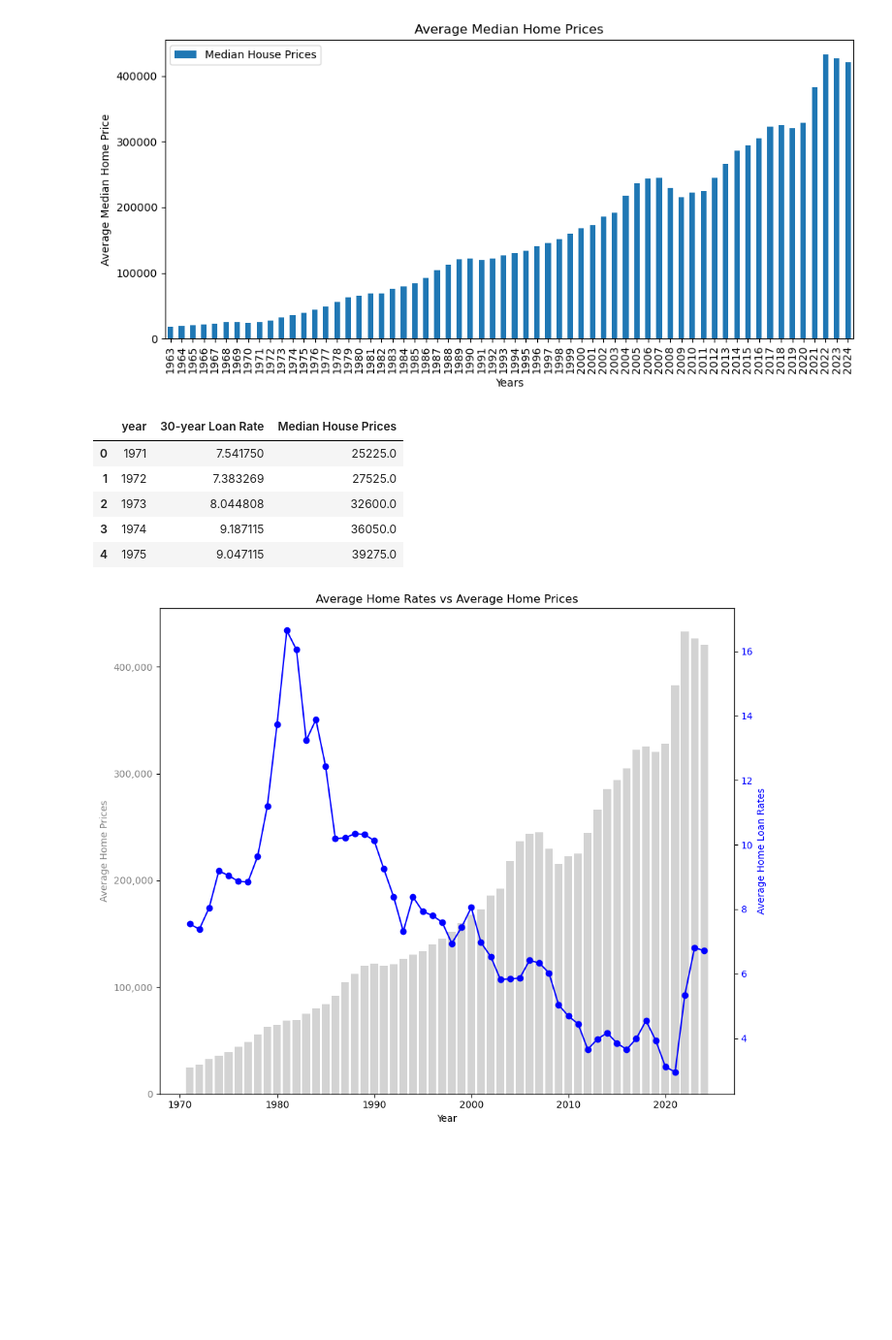
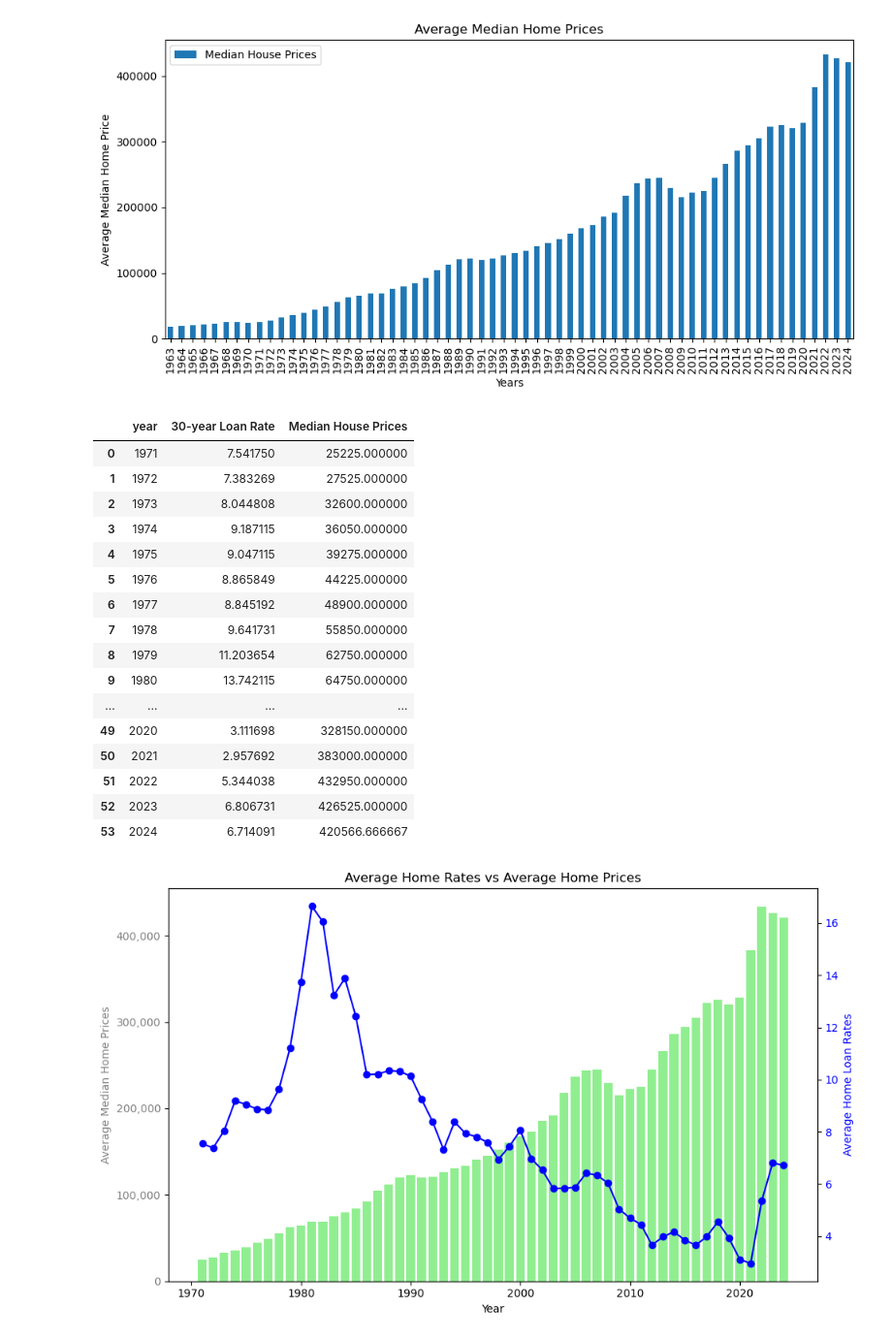
Before and after one commit to Sethdcarter/group8_data_project_1, a Jupyter notebook: Codes/InterestRatesDataset.ipynb, the cells around one changed output. Shown: that part at 97% size. Cells and saved outputs as stored; diff of their text form; code cells hidden in the pictures; blank space fills up the shorter version.

```diff
--- a/Codes/InterestRatesDataset.ipynb
+++ b/Codes/InterestRatesDataset.ipynb
@@ -140,16 +154,25 @@ plt.show()
 [figure]
 # %%
 combine_data = pd.merge(average_rates_per_year, average_median_sales_price_data, how='inner', on='year')
-#combine_data['Median House Prices'] = combine_data['Median House Prices'].map('${:,.2f}'.format)
-#combine_data['30-year Loan Rate'] = combine_data['30-year Loan Rate'].map('{:,.2f}'.format)
-combine_data.head()
+combine_data
 # %% [output]
 |  | year | 30-year Loan Rate | Median House Prices |
-| 0 | 1971 | 7.541750 | 25225.0 |
-| 1 | 1972 | 7.383269 | 27525.0 |
-| 2 | 1973 | 8.044808 | 32600.0 |
-| 3 | 1974 | 9.187115 | 36050.0 |
-| 4 | 1975 | 9.047115 | 39275.0 |
+| 0 | 1971 | 7.541750 | 25225.000000 |
+| 1 | 1972 | 7.383269 | 27525.000000 |
+| 2 | 1973 | 8.044808 | 32600.000000 |
+| 3 | 1974 | 9.187115 | 36050.000000 |
+| 4 | 1975 | 9.047115 | 39275.000000 |
+| 5 | 1976 | 8.865849 | 44225.000000 |
+| 6 | 1977 | 8.845192 | 48900.000000 |
+| 7 | 1978 | 9.641731 | 55850.000000 |
+| 8 | 1979 | 11.203654 | 62750.000000 |
+| 9 | 1980 | 13.742115 | 64750.000000 |
+| ... | ... | ... | ... |
+| 49 | 2020 | 3.111698 | 328150.000000 |
+| 50 | 2021 | 2.957692 | 383000.000000 |
+| 51 | 2022 | 5.344038 | 432950.000000 |
+| 52 | 2023 | 6.806731 | 426525.000000 |
+| 53 | 2024 | 6.714091 | 420566.666667 |
 # %%
 Years = combine_data['year'].values
 Loan_rate = combine_data['30-year Loan Rate'].values
@@ -156,22 +180,22 @@ Loan_rate = combine_data['30-year Loan Rate'].values
 House_prices = combine_data['Median House Prices'].values
 # %%
-fig, ax1 = plt.subplots(figsize=(10,8))
+fig, ax1 = plt.subplots(figsize=(10,6))
 
-ax1.bar(combine_data['year'], combine_data['Median House Prices'], color='lightgray', label='Average Loan Rate')
+ax1.bar(combine_data['year'], combine_data['Median House Prices'], color='lightgreen', label='Average Loan Rate')
 ax1.set_xlabel('Year')
-ax1.set_ylabel('Average Home Prices', color='gray')
+ax1.set_ylabel('Average Median Home Prices', color='gray')
 ax1.tick_params(axis='y', labelcolor='gray')
 
 ax1.yaxis.set_major_formatter(FuncFormatter(lambda x, _: f'{int(x):,}'))
 
 ax2 = ax1.twinx()
 ax2.plot(combine_data['year'], combine_data['30-year Loan Rate'], color='blue', marker='o', label='Population Growth')
 ax2.set_ylabel('Average Home Loan Rates', color='blue')
 ax2.tick_params(axis='y', labelcolor='blue')
 
 plt.title('Average Home Rates vs Average Home Prices')
 fig.tight_layout()
 
 plt.show()
 # %% [output]
-[figure, old version]
+[figure, new version]
```
Also changed, not shown: parts of 5 cells of this notebook, 2 other files.
